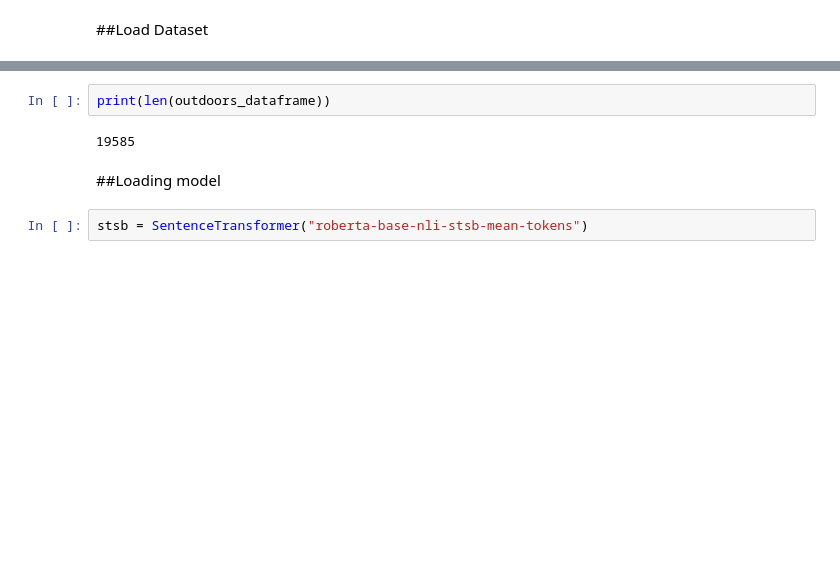
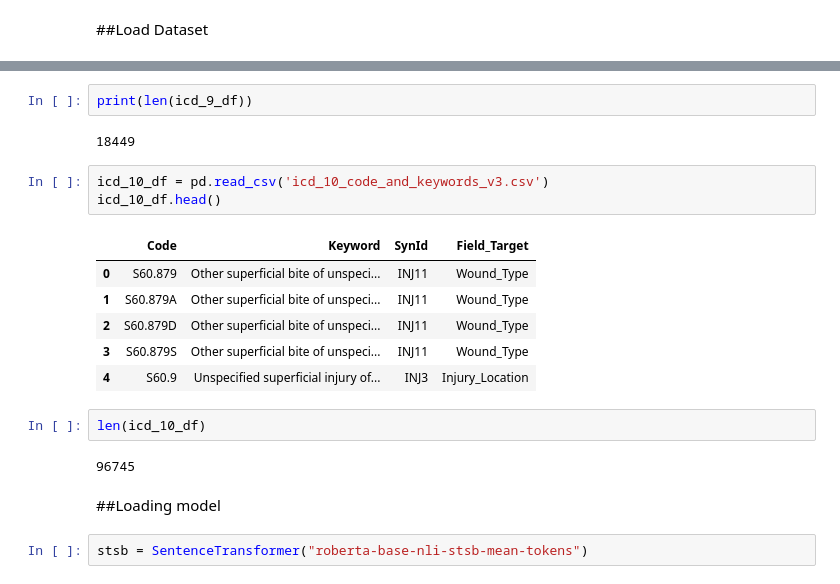
Before and after one commit to rahiakela/nlp-research-and-practice, a Jupyter notebook: text-similarity-works/21_keyword_semantic_search.ipynb, the cells around one changed output, grey strips where cells are left out. Saved outputs shown, nothing was run; the diff lists cells and outputs as text; blank space fills up the shorter version.

```diff
--- a/text-similarity-works/21_keyword_semantic_search.ipynb
+++ b/text-similarity-works/21_keyword_semantic_search.ipynb
@@ -62,7 +38,21 @@ outdoors_dataframe = cleanDataset('outdoors/data/outdoors/posts.csv')
 # %%
-print(len(outdoors_dataframe))
+print(len(icd_9_df))
 # %% [output]
-19585
+18449
+# %%
+icd_10_df = pd.read_csv('icd_10_code_and_keywords_v3.csv')
+icd_10_df.head()
+# %% [output]
+|  | Code | Keyword | SynId | Field_Target |
+| 0 | S60.879 | Other superficial bite of unspeci... | INJ11 | Wound_Type |
+| 1 | S60.879A | Other superficial bite of unspeci... | INJ11 | Wound_Type |
+| 2 | S60.879D | Other superficial bite of unspeci... | INJ11 | Wound_Type |
+| 3 | S60.879S | Other superficial bite of unspeci... | INJ11 | Wound_Type |
+| 4 | S60.9 | Unspecified superficial injury of... | INJ3 | Injury_Location |
+# %%
+len(icd_10_df)
+# %% [output]
+96745
 # %% [markdown]
 ##Loading model
 # %%
```
Also changed, not shown: parts of 25 cells of this notebook.
